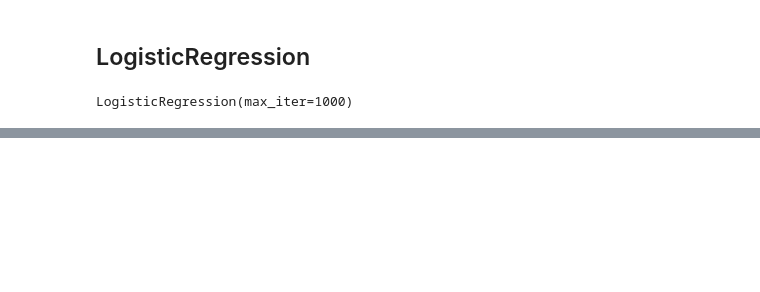
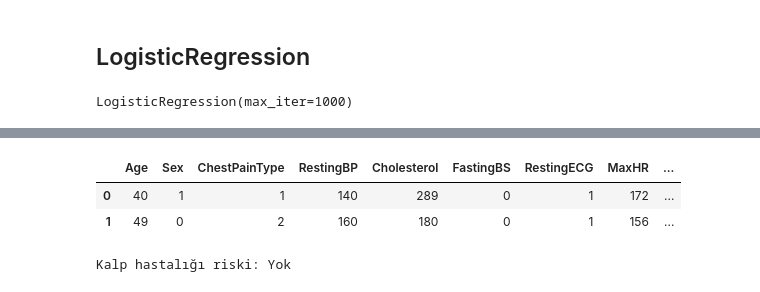
Before and after one commit to halitkalayci/gyk-ai, a Jupyter notebook: classification.ipynb, the cells around one changed output, grey strips where cells are left out. Drawn from its saved outputs; the diff is of its cells as text; code cells hidden in the pictures; blank space fills up the shorter version.

```diff
--- a/classification.ipynb
+++ b/classification.ipynb
@@ -91,0 +110,16 @@ y_pred = model.predict
+# %%
+df.head(2)
+# %% [output]
+|  | Age | Sex | ChestPainType | RestingBP | Cholesterol | FastingBS | RestingECG | MaxHR | ... |
+| 0 | 40 | 1 | 1 | 140 | 289 | 0 | 1 | 172 | ... |
+| 1 | 49 | 0 | 2 | 160 | 180 | 0 | 1 | 156 | ... |
+# %%
+#Yeni bir hasta geldi
+
+new_patient = [ [ 49,	0,	2,	160,	180,	0,	1,	156,	0,	1.0,	1	  ] ]
+sample = pd.DataFrame(new_patient, columns=X_train.columns)
+result = model.predict(sample)
+
+print("Kalp hastalığı riski:", "Var" if result[0] == 1 else "Yok")
+# %% [output]
+Kalp hastalığı riski: Yok
```
Also changed, not shown: parts of 4 cells of this notebook.
